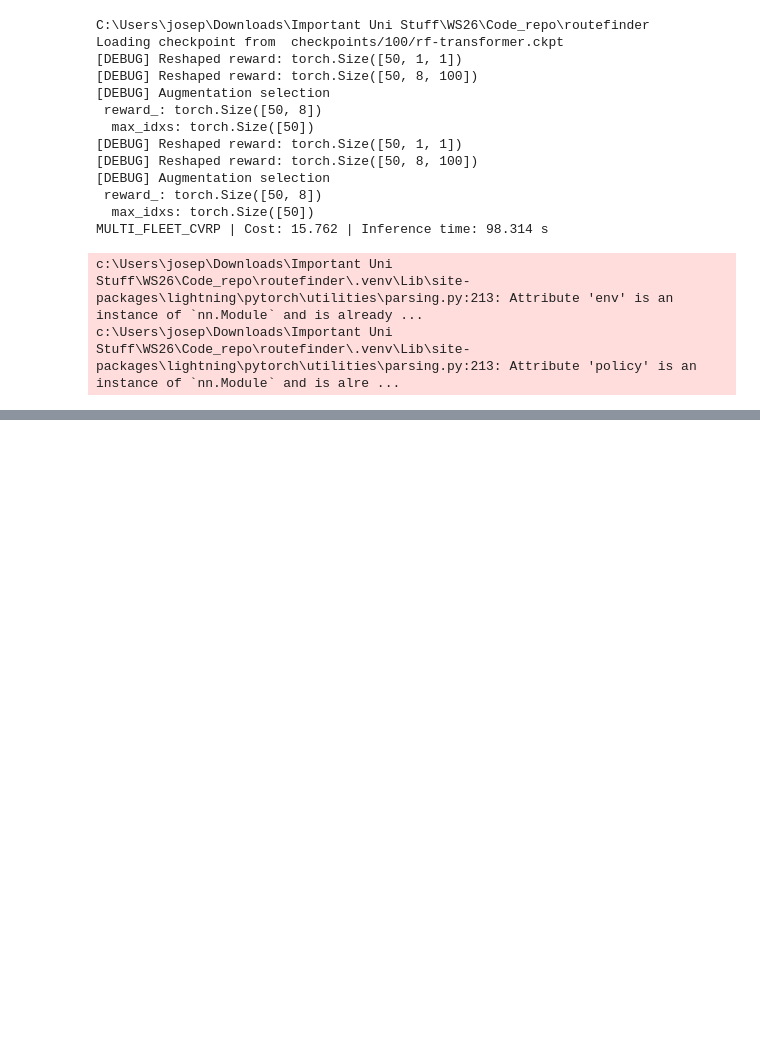
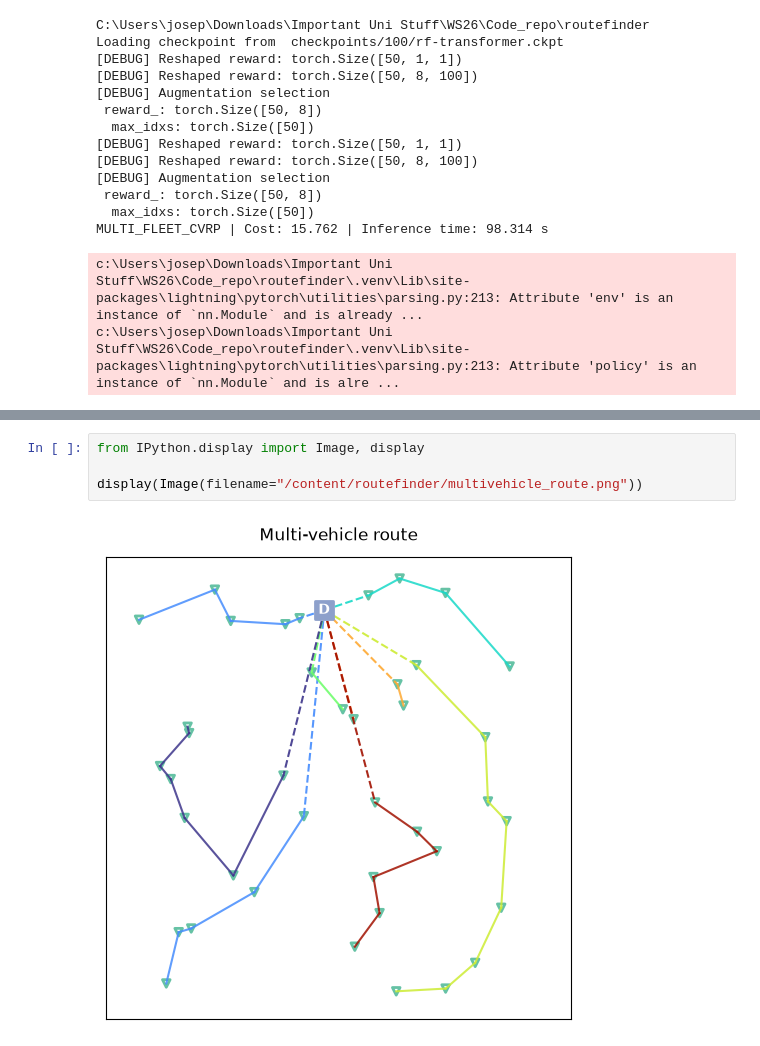
Before and after one commit to PabloR0driguez/routefinder, a Jupyter notebook: Baselines_Runner_Colab.ipynb, the cells around one changed output, grey strips where cells are left out. Cells and saved outputs as stored; diff of their text form; blank space fills up the shorter version.

```diff
--- a/Baselines_Runner_Colab.ipynb
+++ b/Baselines_Runner_Colab.ipynb
@@ -338,0 +436,6 @@ c:\Users\josep\Downloads\Important Uni Stuff\WS26\Code_repo\routefinder\.venv\Li
+# %%
+from IPython.display import Image, display
+
+display(Image(filename="/content/routefinder/multivehicle_route.png"))
+# %% [output]
+[figure, added]
```
Also changed, not shown: parts of 7 cells of this notebook, 1 other file.
